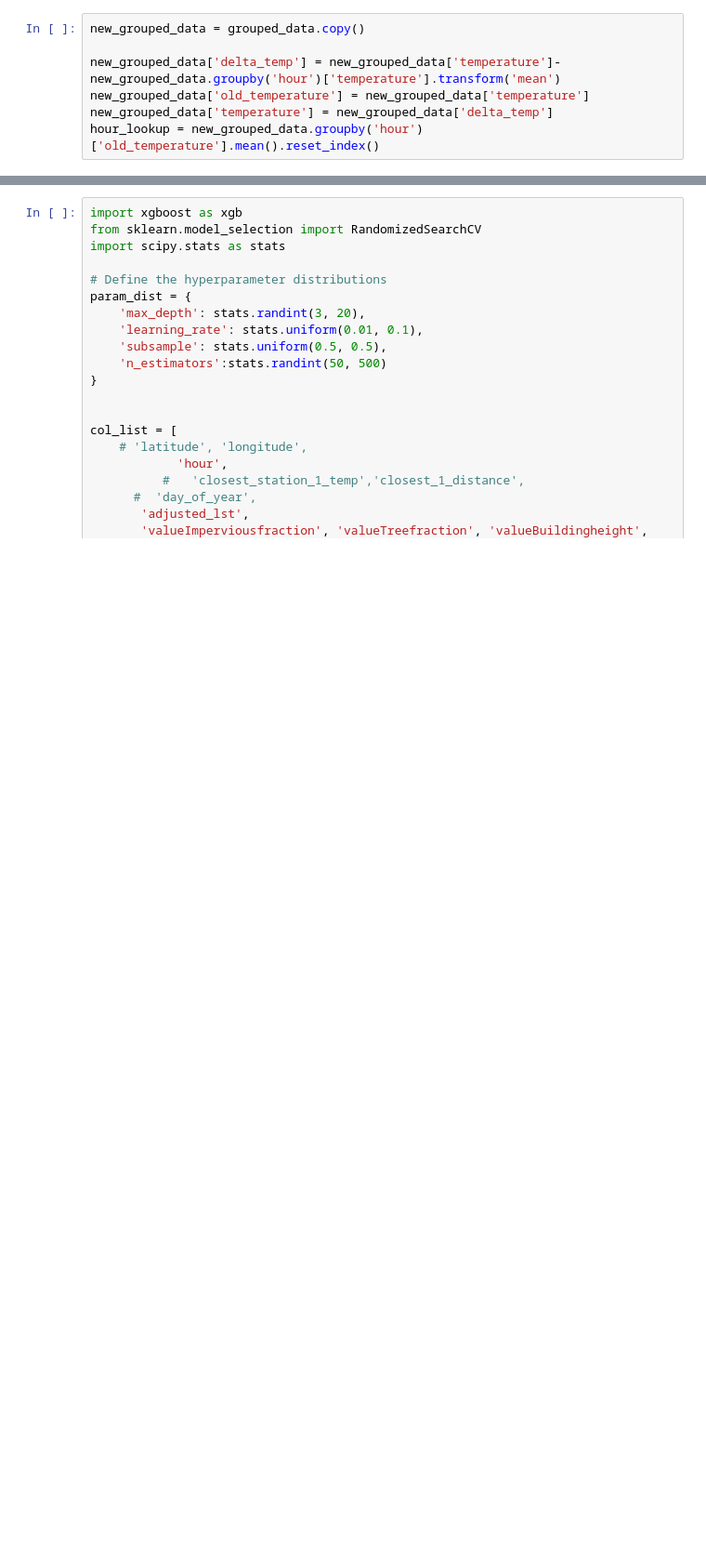
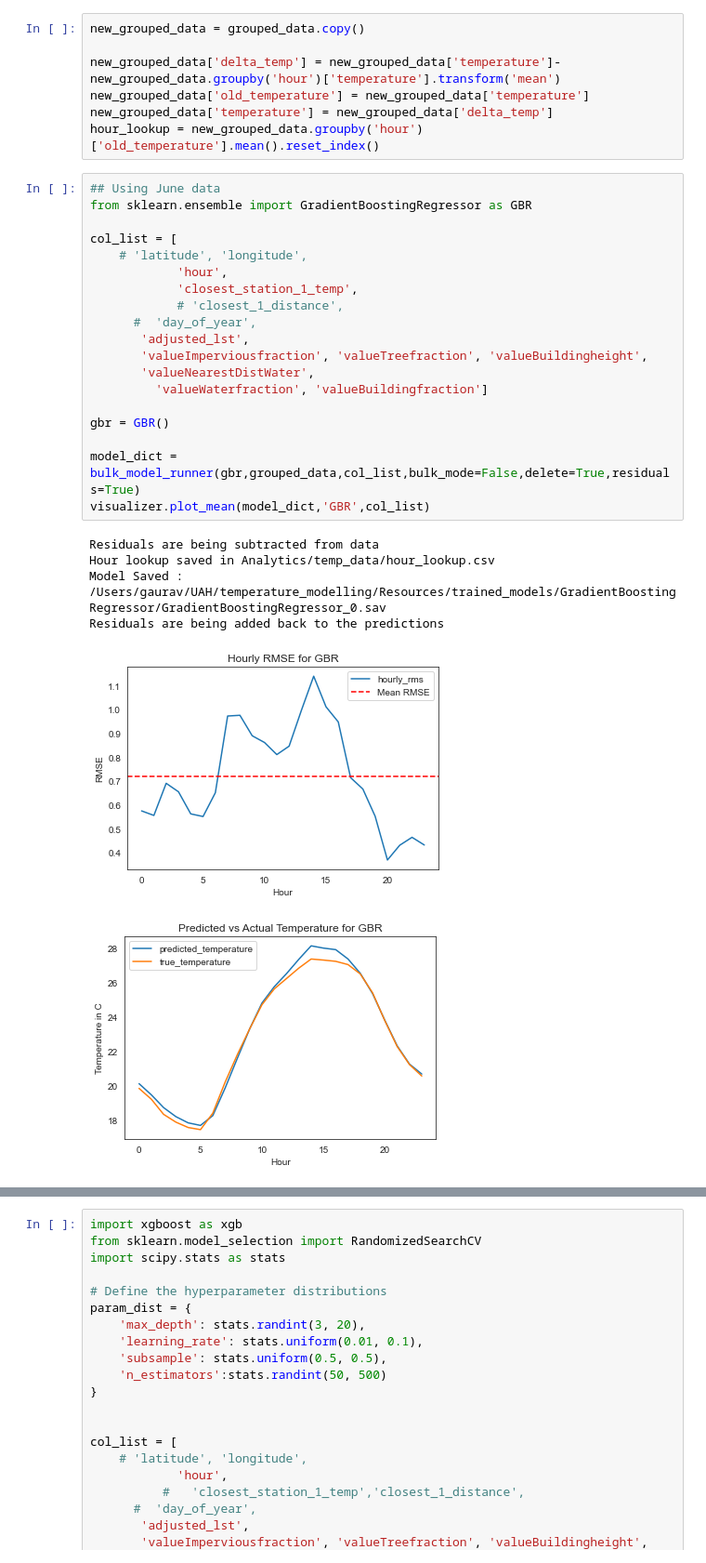
Before and after one commit to khatrigaurav/temperature_modelling, a Jupyter notebook: Analytics/00 Modeller.ipynb, the cells around one changed output, grey strips where cells are left out. Shown: that part at 93% size. Drawn from its saved outputs; the diff is of its cells as text; blank space fills up the shorter version.

```diff
--- a/Analytics/00 Modeller.ipynb
+++ b/Analytics/00 Modeller.ipynb
@@ -383,3 +368,29 @@ new_grouped_data['delta_temp'] = new_grouped_data['temperature']-new_grouped_dat
 new_grouped_data['old_temperature'] = new_grouped_data['temperature']
 new_grouped_data['temperature'] = new_grouped_data['delta_temp']
 hour_lookup = new_grouped_data.groupby('hour')['old_temperature'].mean().reset_index()
+# %%
+## Using June data
+from sklearn.ensemble import GradientBoostingRegressor as GBR
+
+col_list = [
+    # 'latitude', 'longitude',
+            'hour',
+            'closest_station_1_temp',
+            # 'closest_1_distance',
+      #  'day_of_year',
+       'adjusted_lst',
+       'valueImperviousfraction', 'valueTreefraction', 'valueBuildingheight',
+       'valueNearestDistWater',
+         'valueWaterfraction', 'valueBuildingfraction']
+
+gbr = GBR()
+
+model_dict = bulk_model_runner(gbr,grouped_data,col_list,bulk_mode=False,delete=True,residuals=True)
+visualizer.plot_mean(model_dict,'GBR',col_list)
+# %% [output]
+Residuals are being subtracted from data
+Hour lookup saved in Analytics/temp_data/hour_lookup.csv
+Model Saved : /Users/gaurav/UAH/temperature_modelling/Resources/trained_models/GradientBoostingRegressor/GradientBoostingRegressor_0.sav
+Residuals are being added back to the predictions
+[figure, added]
+[figure, added]
```
Also changed, not shown: parts of 10 cells of this notebook, 6 other files.
